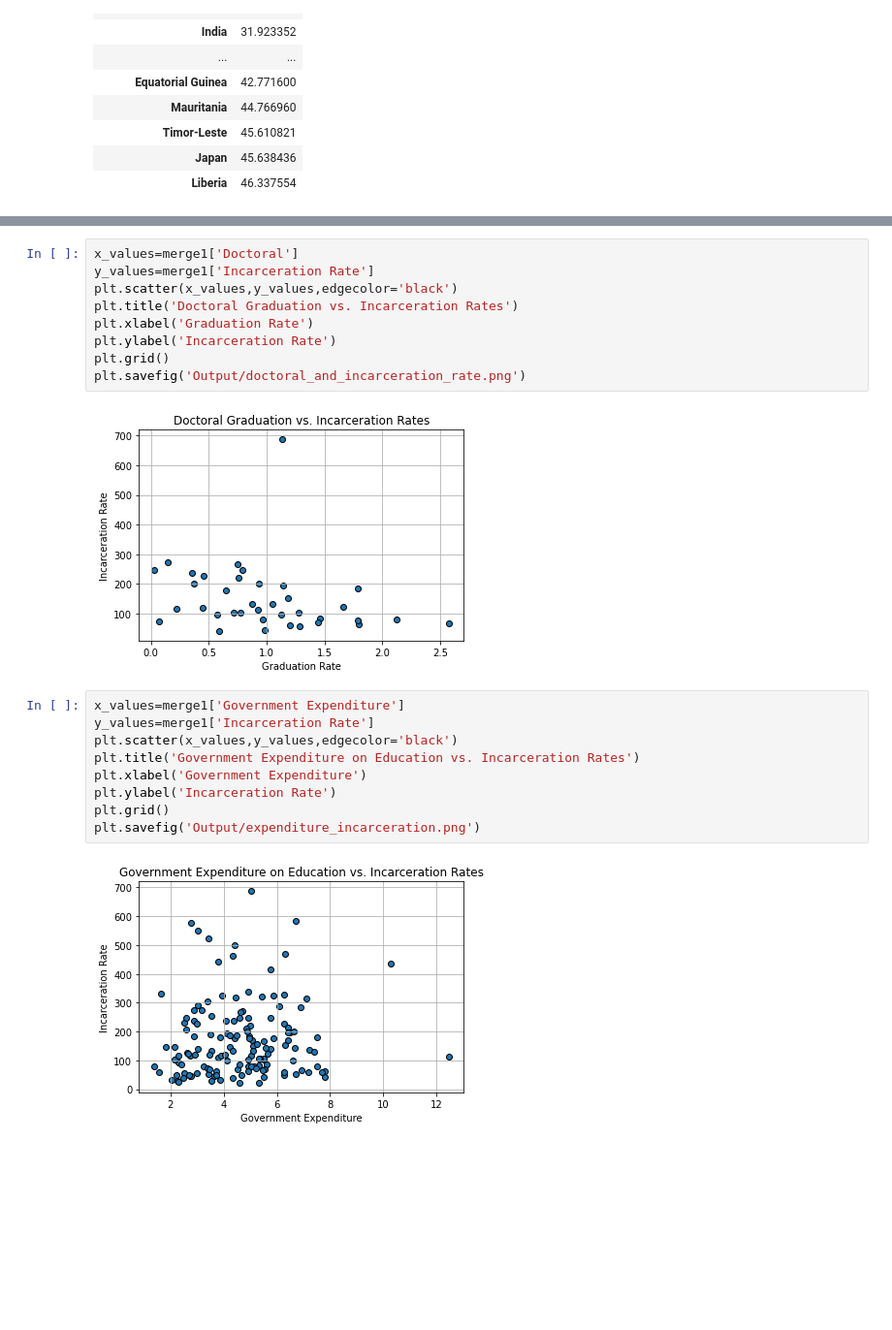
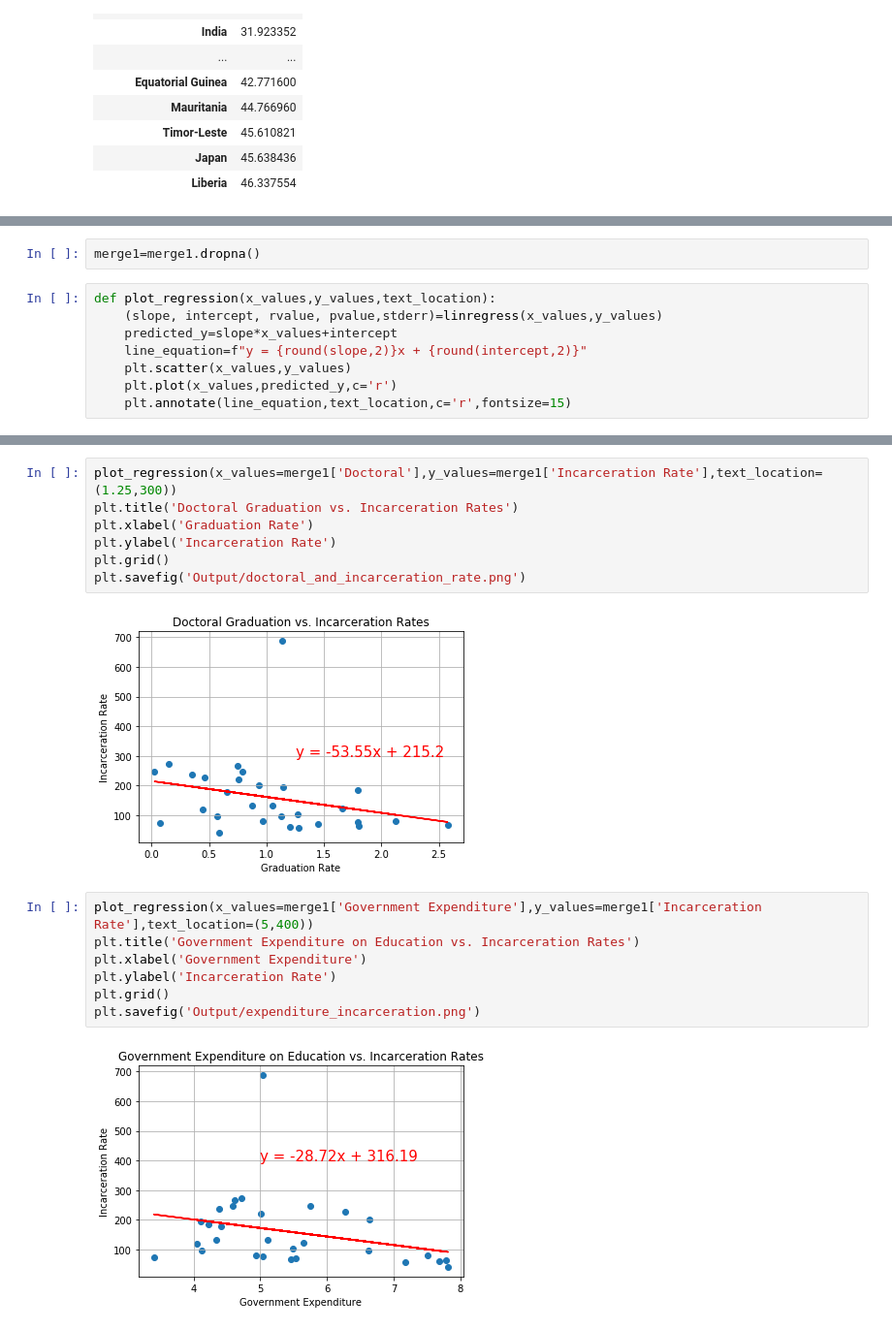
Before and after one commit to pamhinostroza/Project_1, a Jupyter notebook: Project_Main.ipynb, the cells around one changed output, grey strips where cells are left out. Shown: that part at 97% size. Saved outputs shown, nothing was run; the diff lists cells and outputs as text; blank space fills up the shorter version.

Commit message:
lin regress

```diff
--- a/Project_Main.ipynb
+++ b/Project_Main.ipynb
@@ -500 +497,11 @@ merge1.head(30)
+# %%
+merge1=merge1.dropna()
+# %%
+def plot_regression(x_values,y_values,text_location):
+    (slope, intercept, rvalue, pvalue,stderr)=linregress(x_values,y_values)
+    predicted_y=slope*x_values+intercept
+    line_equation=f"y = {round(slope,2)}x + {round(intercept,2)}"
+    plt.scatter(x_values,y_values)
+    plt.plot(x_values,predicted_y,c='r')
+    plt.annotate(line_equation,text_location,c='r',fontsize=15)
 # %%
@@ -533,22 +534,18 @@ plt.savefig('Output/masters_and_incarceration_rate.png')
 # %%
-x_values=merge1['Doctoral']
-y_values=merge1['Incarceration Rate']
-plt.scatter(x_values,y_values,edgecolor='black')
+plot_regression(x_values=merge1['Doctoral'],y_values=merge1['Incarceration Rate'],text_location=(1.25,300))
 plt.title('Doctoral Graduation vs. Incarceration Rates')
 plt.xlabel('Graduation Rate')
 plt.ylabel('Incarceration Rate')
 plt.grid()
 plt.savefig('Output/doctoral_and_incarceration_rate.png')
 # %% [output]
-[figure, old version]
+[figure, new version]
 # %%
-x_values=merge1['Government Expenditure']
-y_values=merge1['Incarceration Rate']
-plt.scatter(x_values,y_values,edgecolor='black')
+plot_regression(x_values=merge1['Government Expenditure'],y_values=merge1['Incarceration Rate'],text_location=(5,400))
 plt.title('Government Expenditure on Education vs. Incarceration Rates')
 plt.xlabel('Government Expenditure')
 plt.ylabel('Incarceration Rate')
 plt.grid()
 plt.savefig('Output/expenditure_incarceration.png')
 # %% [output]
-[figure, old version]
+[figure, new version]
```
Also changed, not shown: parts of 15 cells of this notebook, 16 other files.
